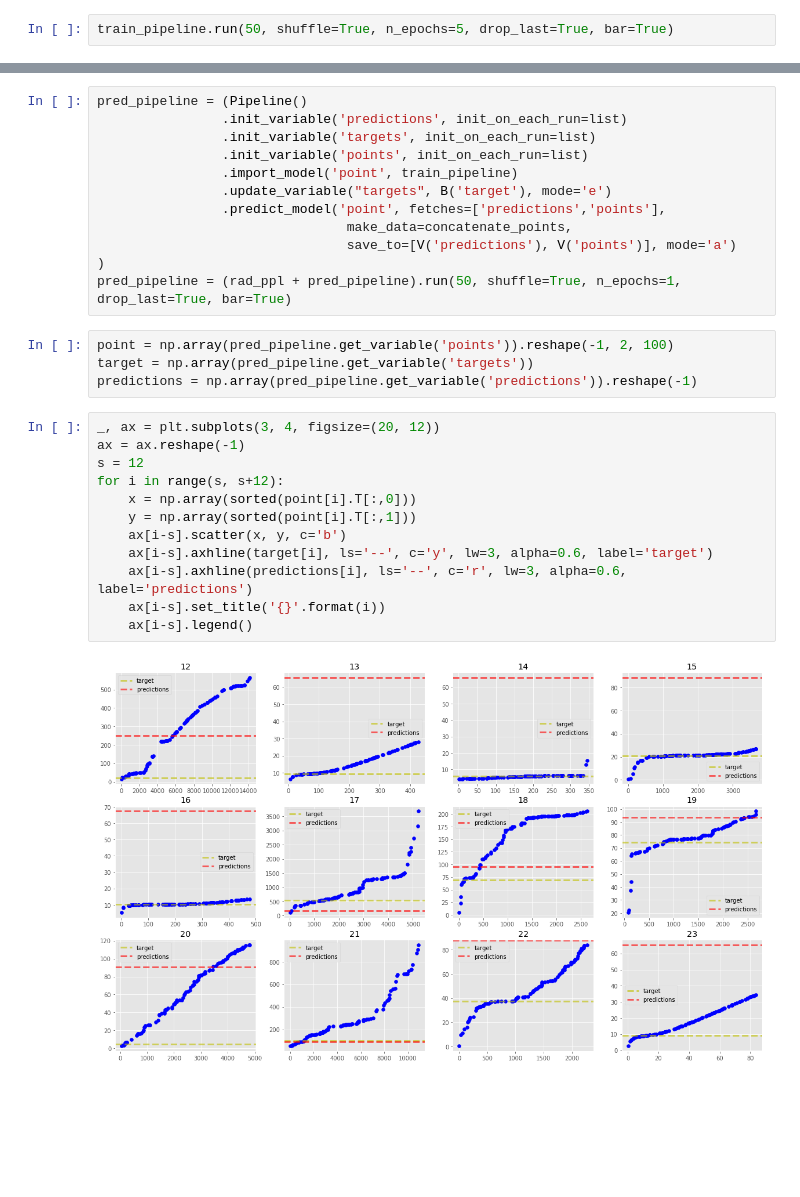
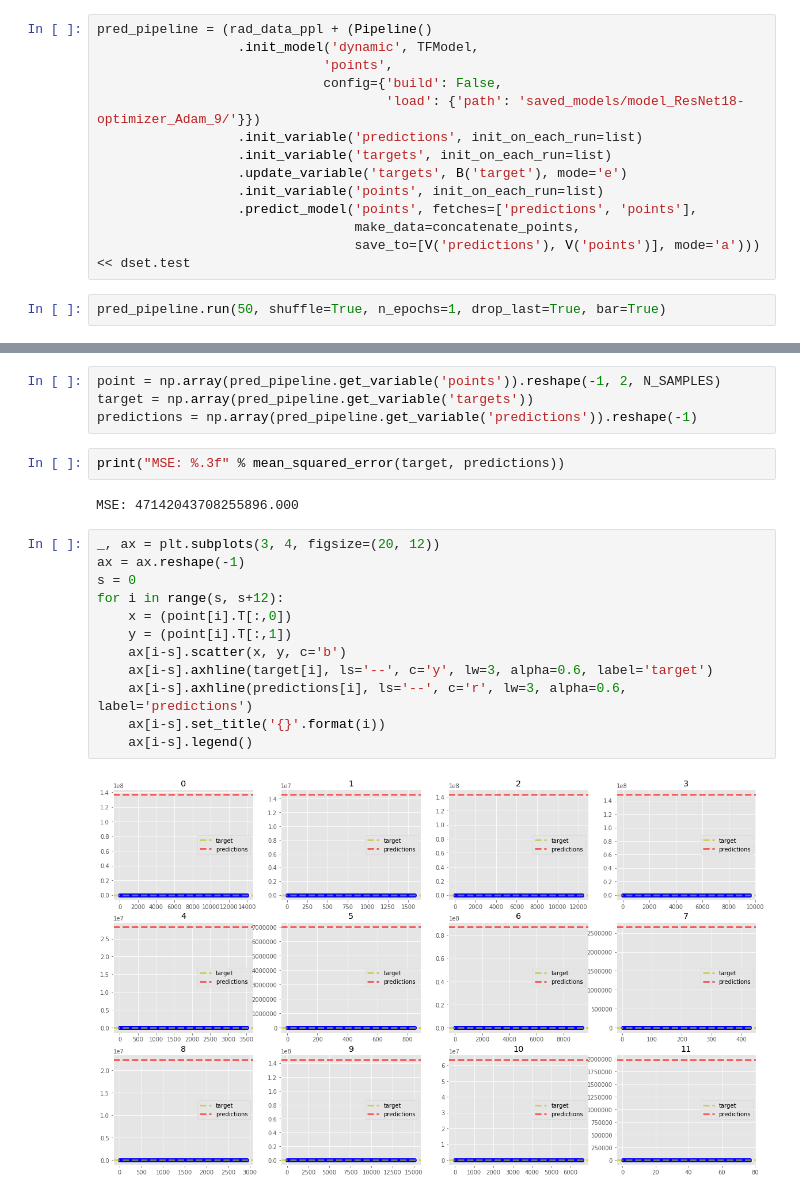
Before and after one commit to analysiscenter/radial, a Jupyter notebook: models/radial_model.ipynb, the cells around one changed output, grey strips where cells are left out. Cells and saved outputs as stored; diff of their text form; blank space fills up the shorter version.

```diff
--- a/models/radial_model.ipynb
+++ b/models/radial_model.ipynb
@@ -57,3 +160,16 @@ train_pipeline.next_batch(50, shuffle=True)
+# %%
+pred_pipeline = (rad_data_ppl + (Pipeline()
+                  .init_model('dynamic', TFModel,
+                             'points',
+                             config={'build': False,
+                                     'load': {'path': 'saved_models/model_ResNet18-optimizer_Adam_9/'}})
+                  .init_variable('predictions', init_on_each_run=list)
+                  .init_variable('targets', init_on_each_run=list)
+                  .update_variable('targets', B('target'), mode='e')
+                  .init_variable('points', init_on_each_run=list)
+                  .predict_model('points', fetches=['predictions', 'points'],
+                                 make_data=concatenate_points,
+                                 save_to=[V('predictions'), V('points')], mode='a'))) << dset.test
 # %%
-train_pipeline.run(50, shuffle=True, n_epochs=5, drop_last=True, bar=True)
+pred_pipeline.run(50, shuffle=True, n_epochs=1, drop_last=True, bar=True)
 # %% [output]
@@ -66,30 +178,22 @@ plt.plot(train_pipeline.get_variable('loss'))
-# %%
-pred_pipeline = (Pipeline()
-                .init_variable('predictions', init_on_each_run=list)
-                .init_variable('targets', init_on_each_run=list)
-                .init_variable('points', init_on_each_run=list)
-                .import_model('point', train_pipeline)
-                .update_variable("targets", B('target'), mode='e')
-                .predict_model('point', fetches=['predictions','points'],
-                                make_data=concatenate_points,
-                                save_to=[V('predictions'), V('points')], mode='a')
-)
-pred_pipeline = (rad_ppl + pred_pipeline).run(50, shuffle=True, n_epochs=1, drop_last=True, bar=True)
 # %%
-point = np.array(pred_pipeline.get_variable('points')).reshape(-1, 2, 100)
+point = np.array(pred_pipeline.get_variable('points')).reshape(-1, 2, N_SAMPLES)
 target = np.array(pred_pipeline.get_variable('targets'))
 predictions = np.array(pred_pipeline.get_variable('predictions')).reshape(-1)
+# %%
+print("MSE: %.3f" % mean_squared_error(target, predictions))
+# %% [output]
+MSE: 47142043708255896.000
 # %%
 _, ax = plt.subplots(3, 4, figsize=(20, 12))
 ax = ax.reshape(-1)
-s = 12
+s = 0
 for i in range(s, s+12):
-    x = np.array(sorted(point[i].T[:,0]))
-    y = np.array(sorted(point[i].T[:,1]))
+    x = (point[i].T[:,0])
+    y = (point[i].T[:,1])
     ax[i-s].scatter(x, y, c='b')
     ax[i-s].axhline(target[i], ls='--', c='y', lw=3, alpha=0.6, label='target')
     ax[i-s].axhline(predictions[i], ls='--', c='r', lw=3, alpha=0.6, label='predictions')
     ax[i-s].set_title('{}'.format(i))
     ax[i-s].legend()
 # %% [output]
-[figure, old version]
+[figure, new version]
```
Also changed, not shown: parts of 22 cells of this notebook, 2 other files.
